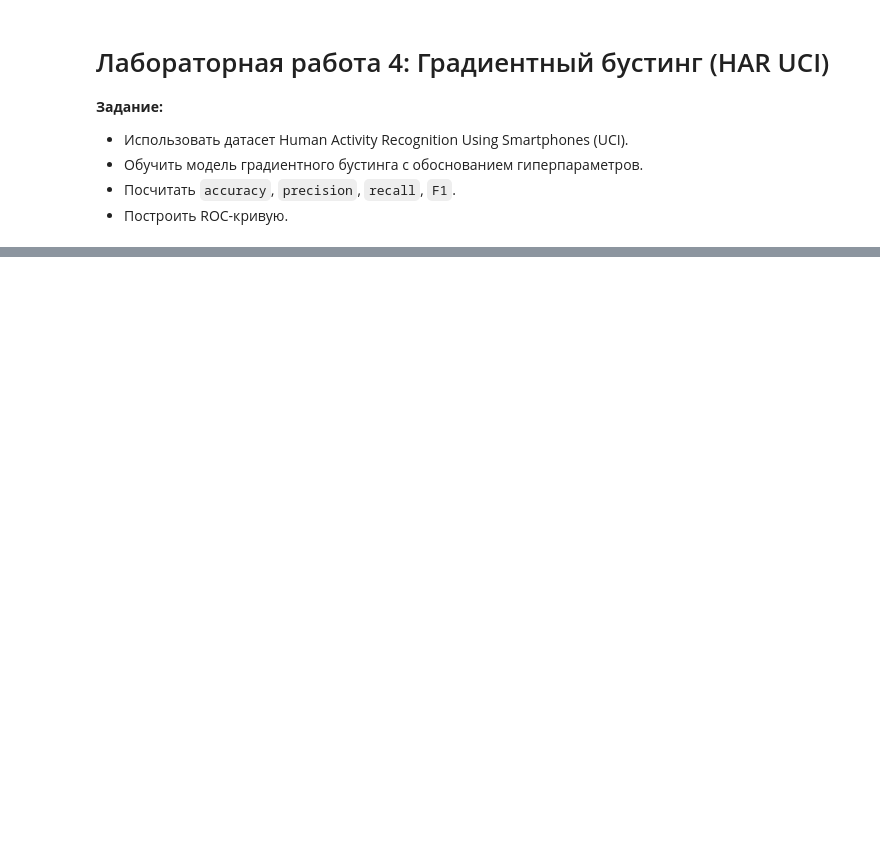
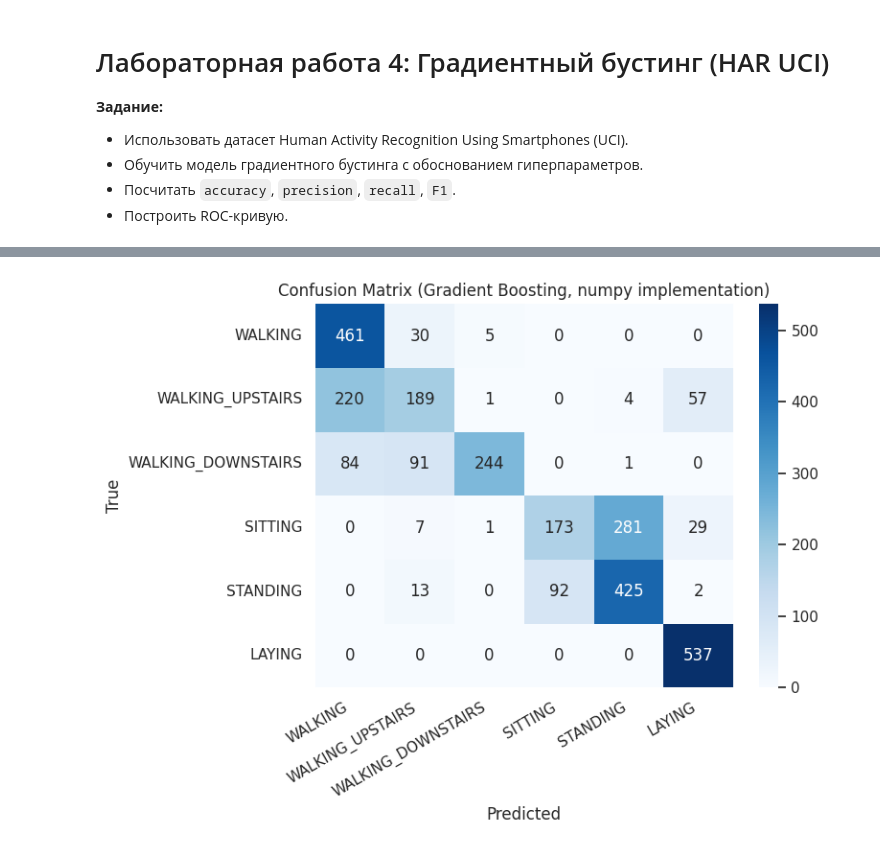
Before and after one commit to AndrewTheMaster/classicML-itmo-basics-course, a Jupyter notebook: л4.ipynb, the cells around one changed output, grey strips where cells are left out. Cells and saved outputs as stored; diff of their text form; code cells hidden in the pictures; blank space fills up the shorter version.

```diff
--- a/л4.ipynb
+++ b/л4.ipynb
@@ -39,8 +30,24 @@ np.random.seed(42)
 
 Используем стандартное разделение `train/test`, предоставленное авторами датасета.
 # %%
-# Укажите путь к папке с датасетом при необходимости
-base_dir = Path("UCI HAR Dataset")
+# Автопоиск папки датасета
+candidate_dirs = [
+    Path("UCI HAR Dataset"),
+    Path("UCI HAR Dataset") / "UCI HAR Dataset",
+]
+
+base_dir = None
+for cdir in candidate_dirs:
+    if (cdir / "train" / "X_train.txt").exists() and (cdir / "test" / "X_test.txt").exists():
+        base_dir = cdir
+        break
+
+if base_dir is None:
+    raise FileNotFoundError(
+        "Не найдена папка HAR датасета. Ожидались пути 'UCI HAR Dataset' или 'UCI HAR Dataset/UCI HAR Dataset'."
+    )
+
+print("Using base_dir:", base_dir)
 
 X_train_path = base_dir / "train" / "X_train.txt"
 y_train_path = base_dir / "train" / "y_train.txt"
@@ -50,14 +57,14 @@ y_test_path = base_dir / "test" / "y_test.txt"
 features_path = base_dir / "features.txt"
 activity_labels_path = base_dir / "activity_labels.txt"
 
-# Загрузка
-X_train = pd.read_csv(X_train_path, delim_whitespace=True, header=None)
-X_test = pd.read_csv(X_test_path, delim_whitespace=True, header=None)
-y_train = pd.read_csv(y_train_path, header=None).squeeze("columns")
-y_test = pd.read_csv(y_test_path, header=None).squeeze("columns")
+# Загрузка (pandas>=3: используем sep вместо delim_whitespace)
+X_train = pd.read_csv(X_train_path, sep=r"\s+", header=None)
+X_test = pd.read_csv(X_test_path, sep=r"\s+", header=None)
+y_train = pd.read_csv(y_train_path, sep=r"\s+", header=None).squeeze("columns")
+y_test = pd.read_csv(y_test_path, sep=r"\s+", header=None).squeeze("columns")
 
-features = pd.read_csv(features_path, delim_whitespace=True, header=None, names=["idx", "feature"])
-activity_labels = pd.read_csv(activity_labels_path, delim_whitespace=True, header=None, names=["id", "activity"])
+features = pd.read_csv(features_path, sep=r"\s+", header=None, names=["idx", "feature"])
+activity_labels = pd.read_csv(activity_labels_path, sep=r"\s+", header=None, names=["id", "activity"])
 
 X_train.columns = features["feature"].values
 X_test.columns = features["feature"].values
@@ -108,21 +292,22 @@ print(classification_report(y_test, y_pred, target_names=target_names))
 # %%
 # Матрица ошибок
-cm = confusion_matrix(y_test, y_pred, labels=sorted(label_map.keys()))
 plt.figure(figsize=(8, 6))
 sns.heatmap(
     cm,
     annot=True,
     fmt="d",
     cmap="Blues",
     xticklabels=target_names,
     yticklabels=target_names,
 )
-plt.title("Confusion Matrix (Gradient Boosting, HAR UCI)")
+plt.title("Confusion Matrix (Gradient Boosting, numpy implementation)")
 plt.xlabel("Predicted")
 plt.ylabel("True")
 plt.xticks(rotation=30, ha="right")
 plt.yticks(rotation=0)
 plt.tight_layout()
 plt.show()
+# %% [output]
+[figure, added]
 # %%
 # ROC-кривые One-vs-Rest для многоклассовой классификации
```
Also changed, not shown: parts of 8 cells of this notebook, 34 other files.
